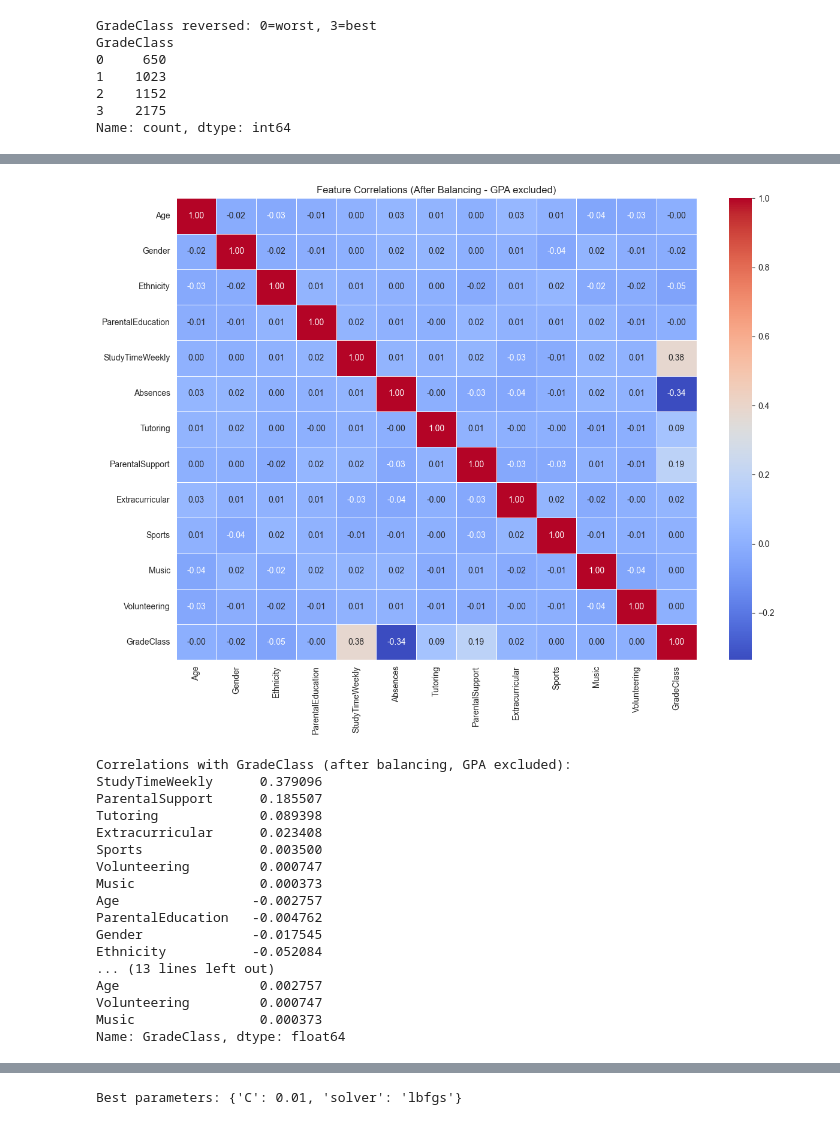
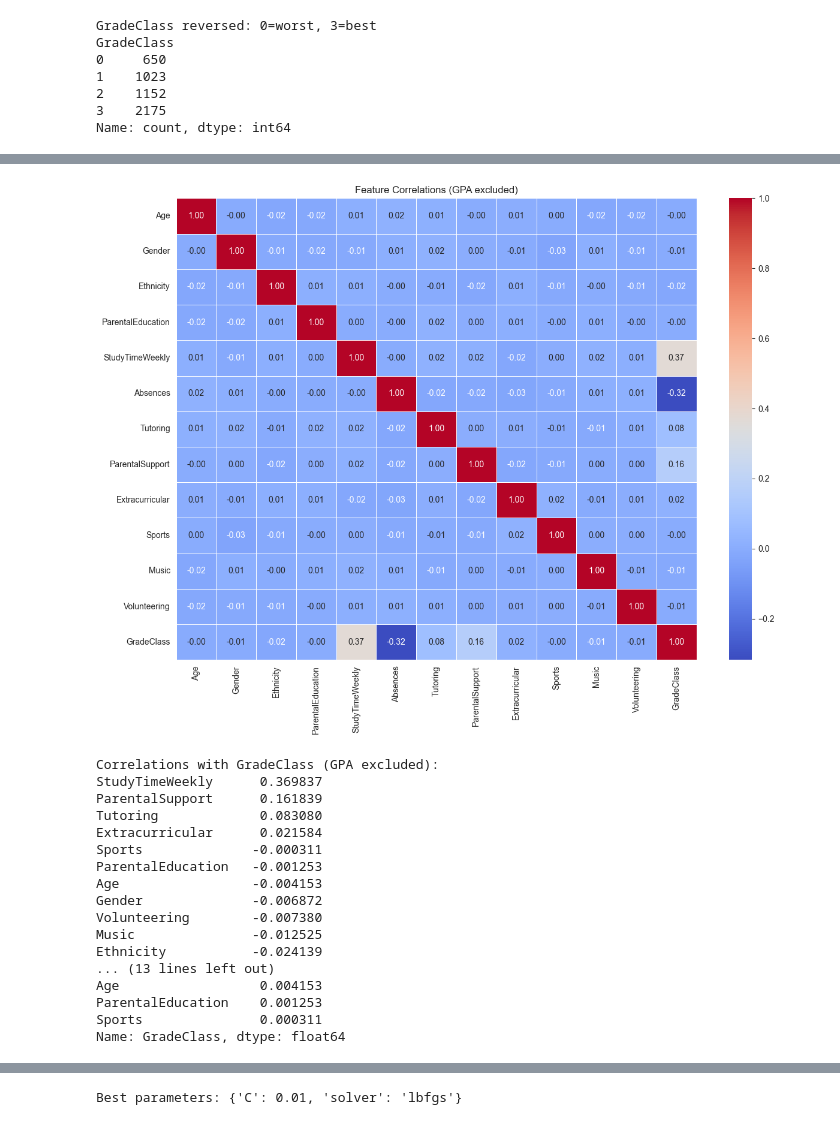
Before and after one commit to Ayanibar/Project_TAM400, a Jupyter notebook: Updated_TamProject.ipynb, the cells around one changed output, grey strips where cells are left out. Cells and saved outputs as stored; diff of their text form; code cells hidden in the pictures.

```diff
--- a/Updated_TamProject.ipynb
+++ b/Updated_TamProject.ipynb
@@ -96,39 +81,39 @@ plt.show()
 # %%
-features_for_corr = [col for col in df_balanced.columns if col not in ['GPA', 'StudentID']]
+features_for_corr = [col for col in df.columns if col not in ['GPA', 'StudentID']]
 
 plt.figure(figsize=(14,10))
-correlation_matrix = df_balanced[features_for_corr].corr()
+correlation_matrix = df[features_for_corr].corr()
 sns.heatmap(correlation_matrix, annot=True, cmap='coolwarm', fmt='.2f', linewidths=0.5)
-plt.title('Feature Correlations (After Balancing - GPA excluded)')
+plt.title('Feature Correlations (GPA excluded)')
 plt.show()
 # %% [output]
-[figure, old version]
+[figure, new version]
 # %%
-features_for_corr = [col for col in df_balanced.columns if col not in ['GPA', 'StudentID', 'GradeClass']]
-correlations = df_balanced[features_for_corr + ['GradeClass']].corr()['GradeClass'].drop('GradeClass').sort_values(ascending=False)
+features_for_corr = [col for col in df.columns if col not in ['GPA', 'StudentID', 'GradeClass']]
+correlations = df[features_for_corr + ['GradeClass']].corr()['GradeClass'].drop('GradeClass').sort_values(ascending=False)
 
-print("Correlations with GradeClass (after balancing, GPA excluded):")
+print("Correlations with GradeClass (GPA excluded):")
 print(correlations)
 
 print("\nAbsolute correlations (strength):")
 print(correlations.abs().sort_values(ascending=False))
 # %% [output]
-Correlations with GradeClass (after balancing, GPA excluded):
-StudyTimeWeekly      0.379096
-ParentalSupport      0.185507
-Tutoring             0.089398
-Extracurricular      0.023408
-Sports               0.003500
-Volunteering         0.000747
-Music                0.000373
-Age                 -0.002757
-ParentalEducation   -0.004762
-Gender              -0.017545
-Ethnicity           -0.052084
+Correlations with GradeClass (GPA excluded):
+StudyTimeWeekly      0.369837
+ParentalSupport      0.161839
+Tutoring             0.083080
+Extracurricular      0.021584
+Sports              -0.000311
+ParentalEducation   -0.001253
+Age                 -0.004153
+Gender              -0.006872
+Volunteering        -0.007380
+Music               -0.012525
+Ethnicity           -0.024139
 ... (13 lines left out)
-Age                  0.002757
-Volunteering         0.000747
-Music                0.000373
+Age                  0.004153
+ParentalEducation    0.001253
+Sports               0.000311
 Name: GradeClass, dtype: float64
 # %%
 feature_corrs = correlations.abs().sort_values(ascending=False)
```
Also changed, not shown: parts of 13 cells of this notebook.
